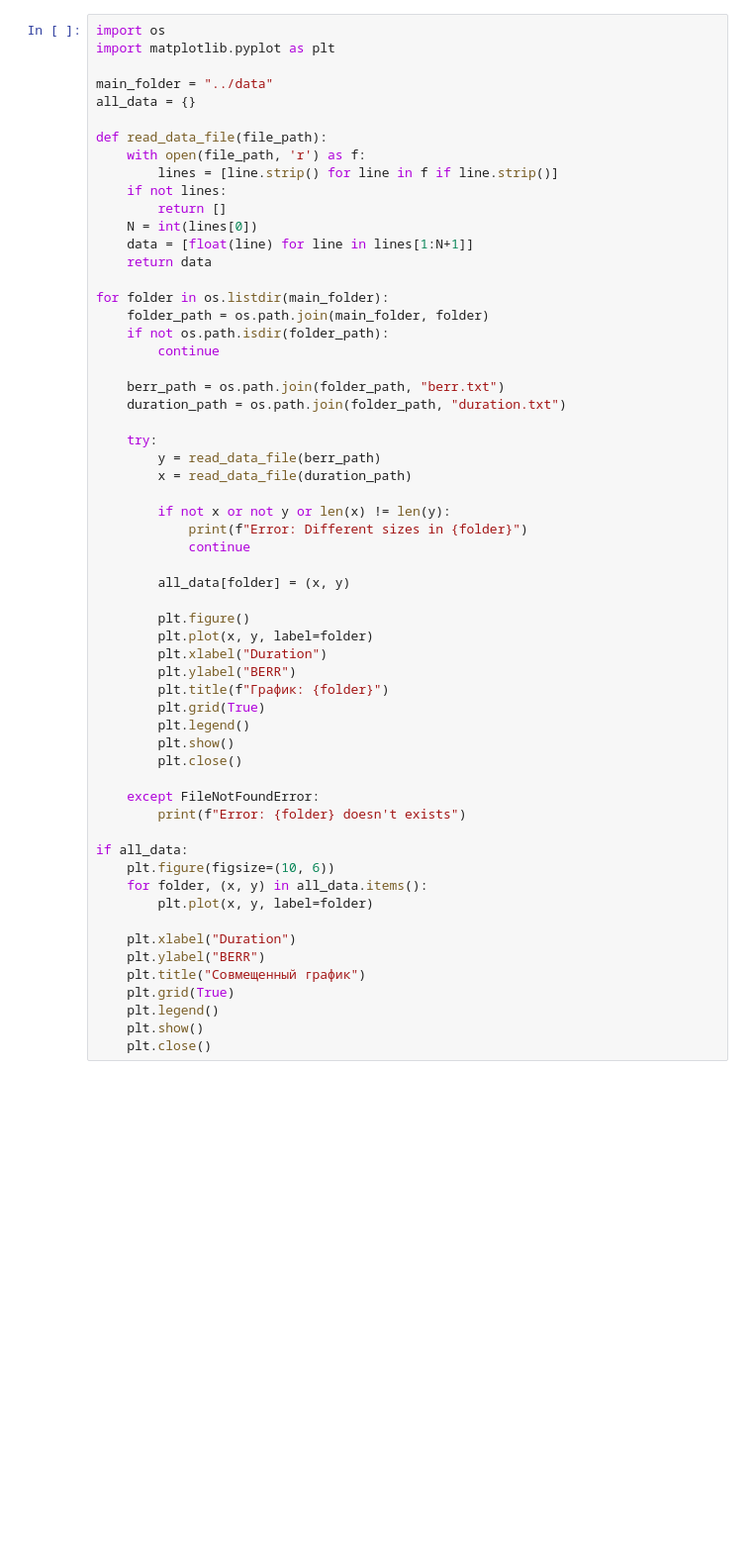
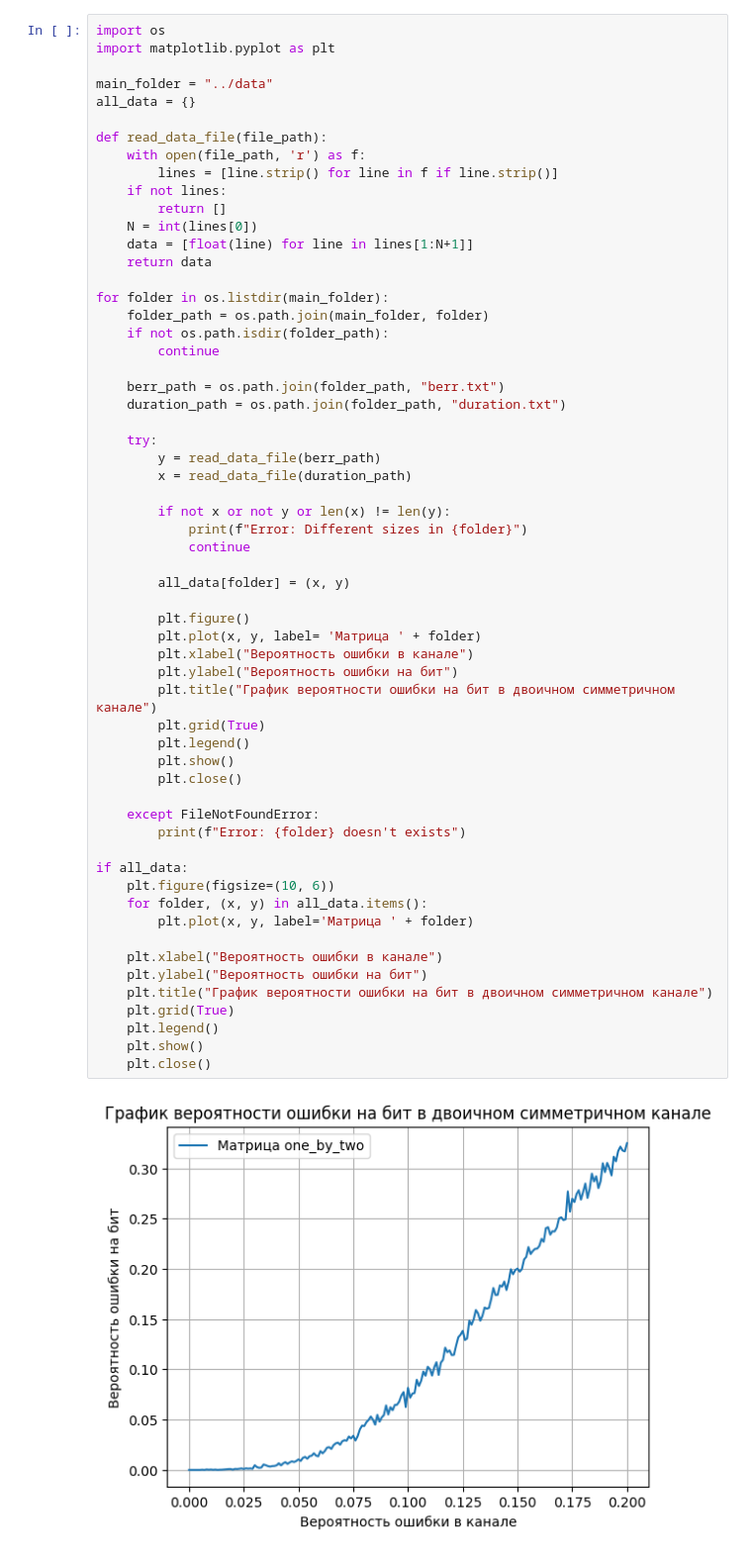
Before and after one commit to disabel1a/viterbi, a Jupyter notebook: python/plots.ipynb, the cells around one changed output. Shown at 99% size. Saved outputs shown, nothing was run; the diff lists cells and outputs as text; blank space fills up the shorter version.

```diff
--- a/python/plots.ipynb
+++ b/python/plots.ipynb
@@ -22,38 +22,40 @@ for folder in os.listdir(main_folder):
     berr_path = os.path.join(folder_path, "berr.txt")
     duration_path = os.path.join(folder_path, "duration.txt")
 
     try:
         y = read_data_file(berr_path)
         x = read_data_file(duration_path)
 
         if not x or not y or len(x) != len(y):
             print(f"Error: Different sizes in {folder}")
             continue
 
         all_data[folder] = (x, y)
 
         plt.figure()
-        plt.plot(x, y, label=folder)
-        plt.xlabel("Duration")
-        plt.ylabel("BERR")
-        plt.title(f"График: {folder}")
+        plt.plot(x, y, label= 'Матрица ' + folder)
+        plt.xlabel("Вероятность ошибки в канале")
+        plt.ylabel("Вероятность ошибки на бит")
+        plt.title("График вероятности ошибки на бит в двоичном симметричном канале")
         plt.grid(True)
         plt.legend()
         plt.show()
         plt.close()
 
     except FileNotFoundError:
         print(f"Error: {folder} doesn't exists")
 
 if all_data:
     plt.figure(figsize=(10, 6))
     for folder, (x, y) in all_data.items():
-        plt.plot(x, y, label=folder)
+        plt.plot(x, y, label='Матрица ' + folder)
 
-    plt.xlabel("Duration")
-    plt.ylabel("BERR")
-    plt.title("Совмещенный график")
+    plt.xlabel("Вероятность ошибки в канале")
+    plt.ylabel("Вероятность ошибки на бит")
+    plt.title("График вероятности ошибки на бит в двоичном симметричном канале")
     plt.grid(True)
     plt.legend()
     plt.show()
     plt.close()
+# %% [output]
+[figure, added]
```
Also changed, not shown: parts of 1 cell of this notebook, 16 other files.
